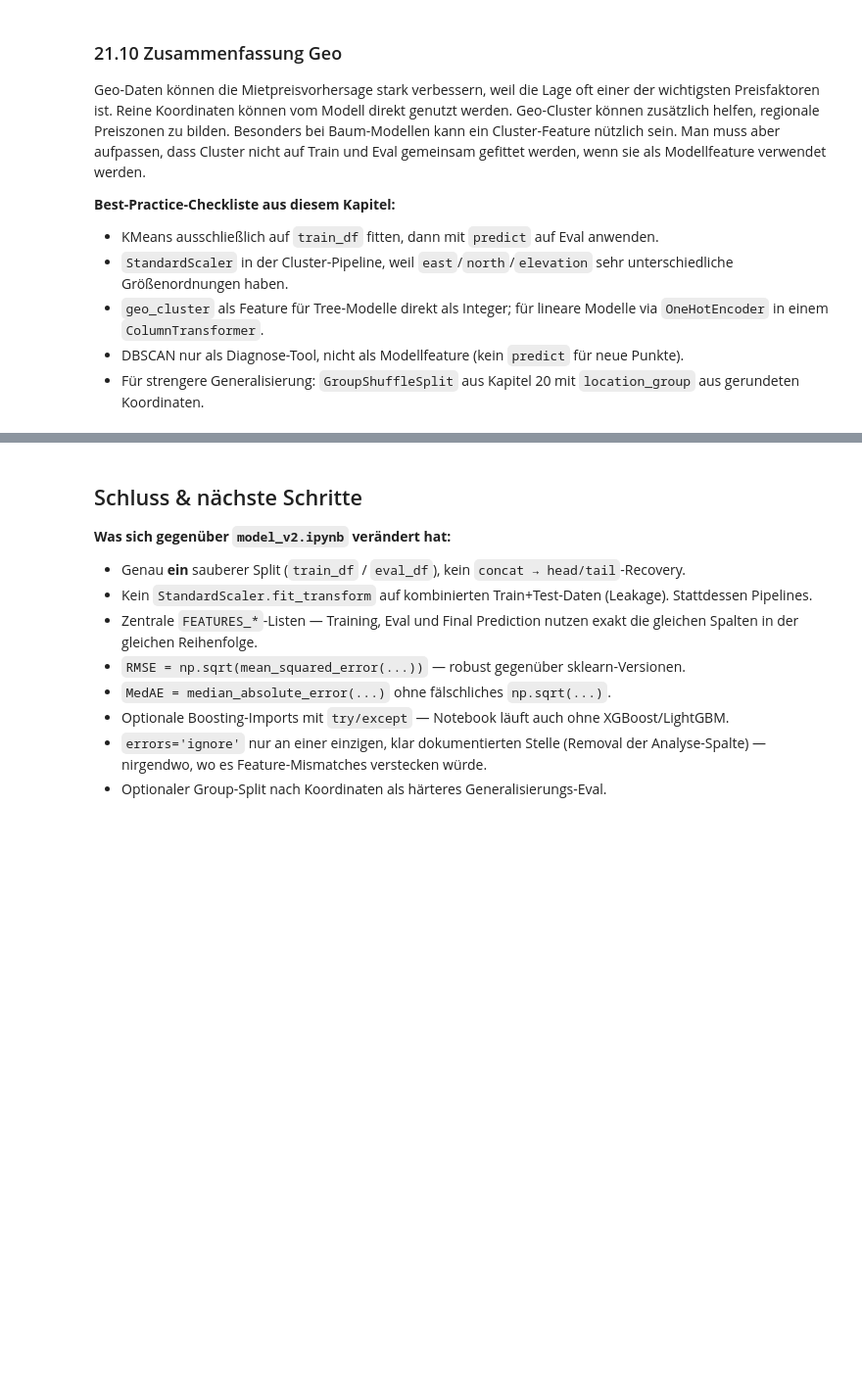
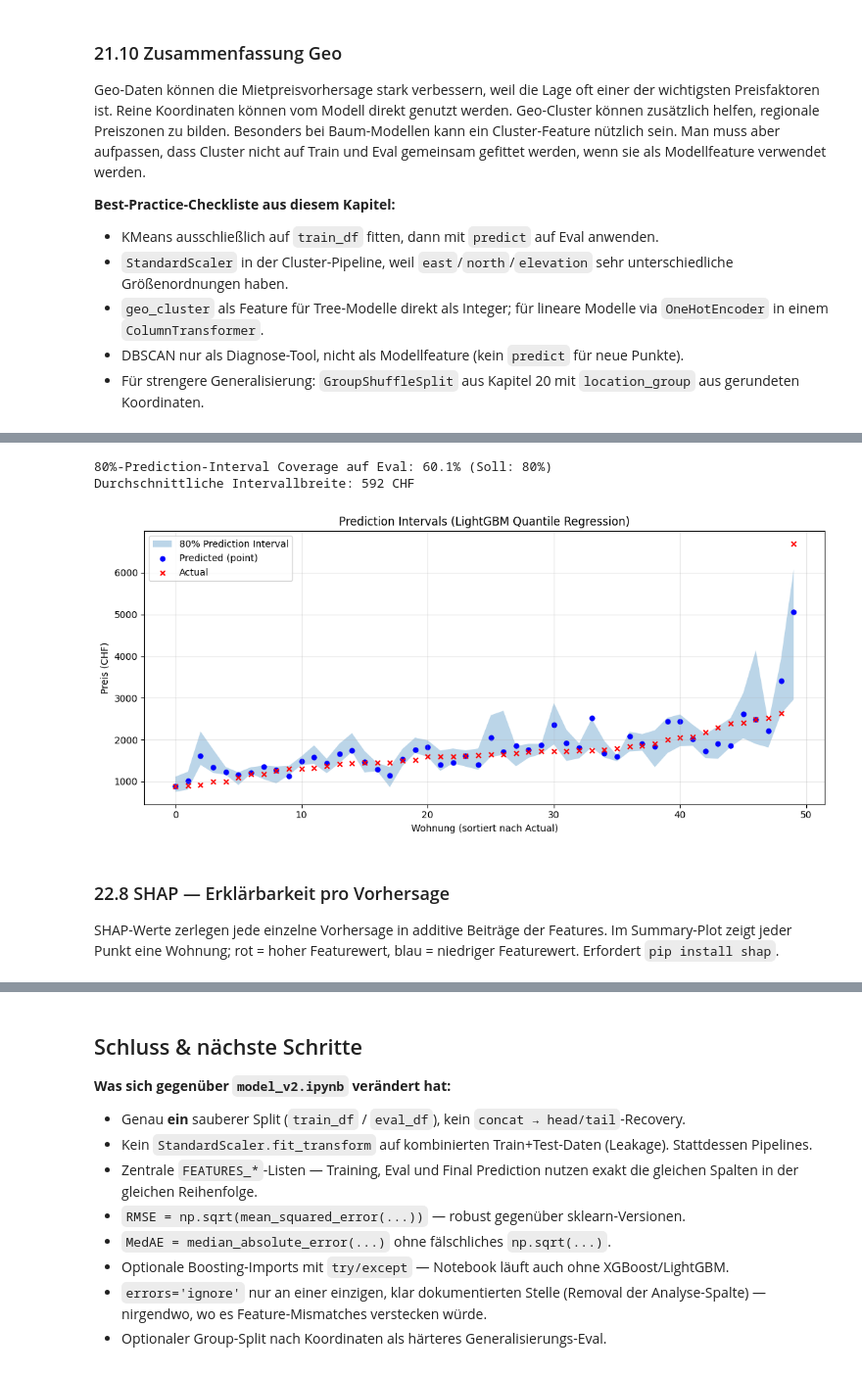
Before and after one commit to wadafacc/dspro1, a Jupyter notebook: src/notebooks/model_v3_clean.ipynb, the cells around one changed output, grey strips where cells are left out. Shown at 98% size. Saved outputs shown, nothing was run; the diff lists cells and outputs as text; code cells hidden in the pictures; blank space fills up the shorter version.

```diff
--- a/src/notebooks/model_v3_clean.ipynb
+++ b/src/notebooks/model_v3_clean.ipynb
@@ -1568,0 +1915,51 @@ Geo-Daten können die Mietpreisvorhersage stark verbessern, weil die Lage oft ei
+# %%
+if HAS_LGBM:
+    q_lo = LGBMRegressor(objective='quantile', alpha=0.10, n_estimators=500,
+                          random_state=RANDOM_STATE, n_jobs=-1, verbose=-1)
+    q_hi = LGBMRegressor(objective='quantile', alpha=0.90, n_estimators=500,
+                          random_state=RANDOM_STATE, n_jobs=-1, verbose=-1)
+
+    q_lo.fit(train_df[main_features], train_df[TARGET_COL])
+    q_hi.fit(train_df[main_features], train_df[TARGET_COL])
+
+    eval_lo = q_lo.predict(eval_df[main_features])
+    eval_hi = q_hi.predict(eval_df[main_features])
+    eval_pt = main_fitted[best_name].predict(eval_df[main_features])
+    y_eval_arr = eval_df[TARGET_COL].values
+
+    coverage  = ((y_eval_arr >= eval_lo) & (y_eval_arr <= eval_hi)).mean()
+    avg_width = (eval_hi - eval_lo).mean()
+    print(f'80%-Prediction-Interval Coverage auf Eval: {coverage:.1%} (Soll: 80%)')
+    print(f'Durchschnittliche Intervallbreite: {avg_width:.0f} CHF')
+
+    # Visualisierung: 50 zufällige Wohnungen, sortiert nach actual
+    rng_iv = np.random.RandomState(RANDOM_STATE)
+    sample_idx = rng_iv.choice(len(eval_df), size=50, replace=False)
+    sample_actual = y_eval_arr[sample_idx]
+    sample_pt = eval_pt[sample_idx]
+    sample_lo = eval_lo[sample_idx]
+    sample_hi = eval_hi[sample_idx]
+    order = np.argsort(sample_actual)
+    x_iv = np.arange(len(order))
+
+    plt.figure(figsize=(11, 5))
+    plt.fill_between(x_iv, sample_lo[order], sample_hi[order], alpha=0.3, label='80% Prediction Interval')
+    plt.scatter(x_iv, sample_pt[order],     s=25, color='blue',   label='Predicted (point)')
+    plt.scatter(x_iv, sample_actual[order], s=25, color='red', marker='x', label='Actual')
+    plt.xlabel('Wohnung (sortiert nach Actual)')
+    plt.ylabel('Preis (CHF)')
+    plt.title('Prediction Intervals (LightGBM Quantile Regression)')
+    plt.legend()
+    plt.grid(True, alpha=0.3)
+    plt.tight_layout()
+    plt.show()
+else:
+    print('LightGBM nicht verfügbar — Quantile Regression übersprungen.')
+# %% [output]
+80%-Prediction-Interval Coverage auf Eval: 60.1% (Soll: 80%)
+Durchschnittliche Intervallbreite: 592 CHF
+[figure, added]
+# %% [markdown]
+### 22.8 SHAP — Erklärbarkeit pro Vorhersage
+
+SHAP-Werte zerlegen jede einzelne Vorhersage in additive Beiträge der Features. Im Summary-Plot zeigt jeder Punkt eine Wohnung; rot = hoher Featurewert, blau = niedriger Featurewert. Erfordert `pip install shap`.
```
Also changed, not shown: parts of 80 cells of this notebook, 7 other files.
